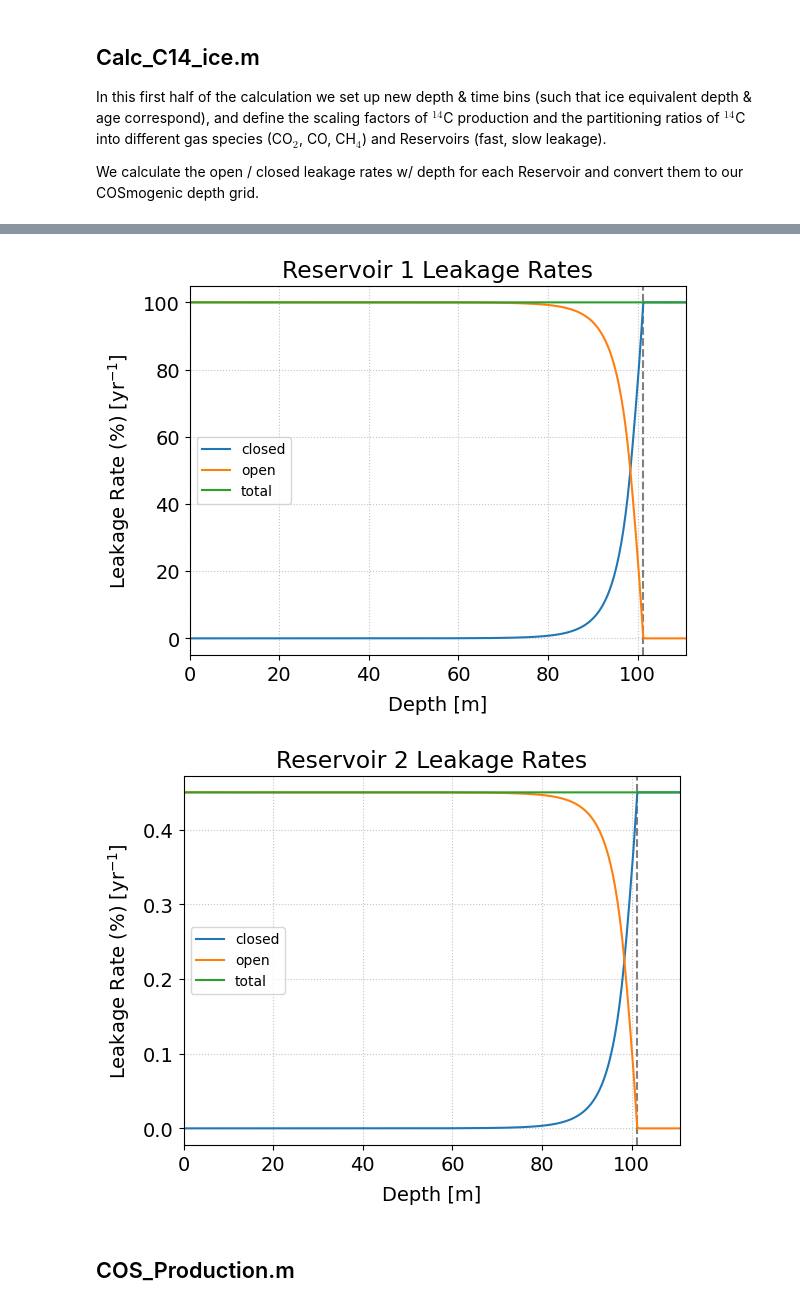
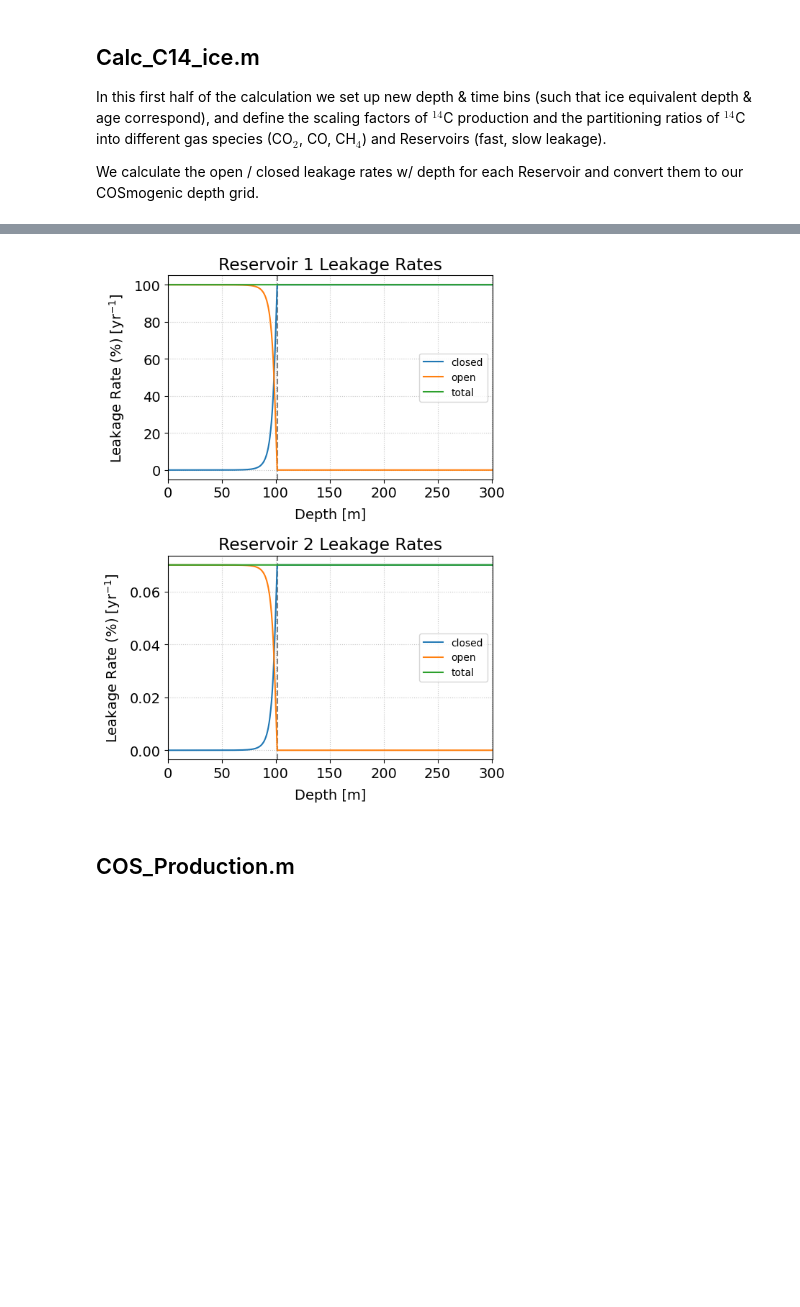
Before and after one commit to 14CO/In-Situ-14C, a Jupyter notebook: Firn Model.ipynb, the cells around one changed output, grey strips where cells are left out. Drawn from its saved outputs; the diff is of its cells as text; code cells hidden in the pictures; blank space fills up the shorter version.

```diff
--- a/Firn Model.ipynb
+++ b/Firn Model.ipynb
@@ -90,7 +91,7 @@ Presented below is a one-to-one conversion of Firn_model_v5_cosmo_DomeC.m and an
 Setup parameters for Space Mesh, Time Mesh, and atmospheric $^{14}$CO concentration.
 # %%
 dz = 0.25 #m
-z_end = 110 #m
+z_end = 300 #110 #m
 
 dt = 0.01 #yrs
 t_end = 3000 #yrs
@@ -374,21 +397,25 @@ COS_timevar = False # no time variation
 
 COS_scaling = [16.95]
 
-P0_tuning = np.array([1.03, 0.065, 0.07]) # minimal f-factors
-P0_tuning = P0_tuning / np.array([1, COS_partition[0,1], COS_partition[0,1]])
+#f_factors = np.array([1.03, 0.065, 0.07]) # minimal f-factors
+f_factors = np.array([1., 0.0584, 0.0687]) # Vas test values
+P0_tuning = f_factors / np.array([1, COS_partition[0,1], COS_partition[0,1]])
 # remove 14CO/14C fraction
 
 # Divide 14CO between Reservoirs 1 & 2
-Res_partition = np.array([0.9956, 0.0044])
+
+#R, L = 0.0044, 0.0045 #default Retention and Leakage
+Retention, Leakage = 0.01, 0.0007
+Res_partition = np.array([1-Retention, Retention])
 Res_partition = Res_partition / np.sum(Res_partition) # normalize to sum = 1
 
-leakage_open = np.array([1, 0.0045, 0.001])
+leakage_open = np.array([1, Leakage, 0.001])
 leakage_closed = np.copy(leakage_open)
 
 op_cl_prob_ratio = 1 # relative probability of leakage into open vs closed porosity per equiv. volume of each type
 
 COS_leak_open = leakage_open.reshape((1,-1)) * (s_open * op_cl_prob_ratio / (s_open * op_cl_prob_ratio + s_closed)).reshape((-1,1))
-COS_leak_closed = leakage_open.reshape((1,-1)) * (s_closed / (s_open * op_cl_prob_ratio + s_closed)).reshape((-1,1))
+COS_leak_closed = leakage_closed.reshape((1,-1)) * (s_closed / (s_open * op_cl_prob_ratio + s_closed)).reshape((-1,1))
 # leakage rates by depth & reservoir
 
 Q = 1 + (COS_timesteps * (P-1))
@@ -418,18 +440,21 @@ plt.plot(COS_zr, COS_z)
 # %%
+fig, axes = plt.subplots(2,1, figsize=(6,8), tight_layout=True)
+
 for r in range(len(Res_partition)):
-    plt.axvline(z[teller_co], c='grey', ls='--')
-    plt.plot(COS_zr, COS_leak_closed[:,r]*100, label='closed')
-    plt.plot(COS_zr, COS_leak_open[:,r]*100, label='open')
-    plt.plot(COS_zr, (COS_leak_open[:,r]+COS_leak_closed[:,r])*100, label='total')
-    plt.xlim(z[0], COS_zr[-1])
-    plt.xlabel('Depth [m]')
-    plt.ylabel(r'Leakage Rate (%) [yr$^{-1}$]')
-    plt.legend(fontsize=10)
-    plt.title('Reservoir {} Leakage Rates'.format(r+1))
-    plt.show()
+    axes[r].axvline(z[teller_co], c='grey', ls='--')
+    axes[r].plot(COS_zr, COS_leak_closed[:,r]*100, label='closed')
+    axes[r].plot(COS_zr, COS_leak_open[:,r]*100, label='open')
+    axes[r].plot(COS_zr, (COS_leak_open[:,r]+COS_leak_closed[:,r])*100, label='total')
+    axes[r].set(
+        xlim=(z[0], COS_zr[-1]),
+        xlabel='Depth [m]',
+        ylabel=r'Leakage Rate (%) [yr$^{-1}$]',
+        title='Reservoir {} Leakage Rates'.format(r+1),
+    )
+    axes[r].legend(fontsize=10)
+plt.show()
 # %% [output]
-[figure, old version]
+[figure, new version]
-[figure, removed]
 # %% [markdown]
 ## COS_Production.m
 # %% [markdown]
```
Also changed, not shown: parts of 32 cells of this notebook, 20 other files.
